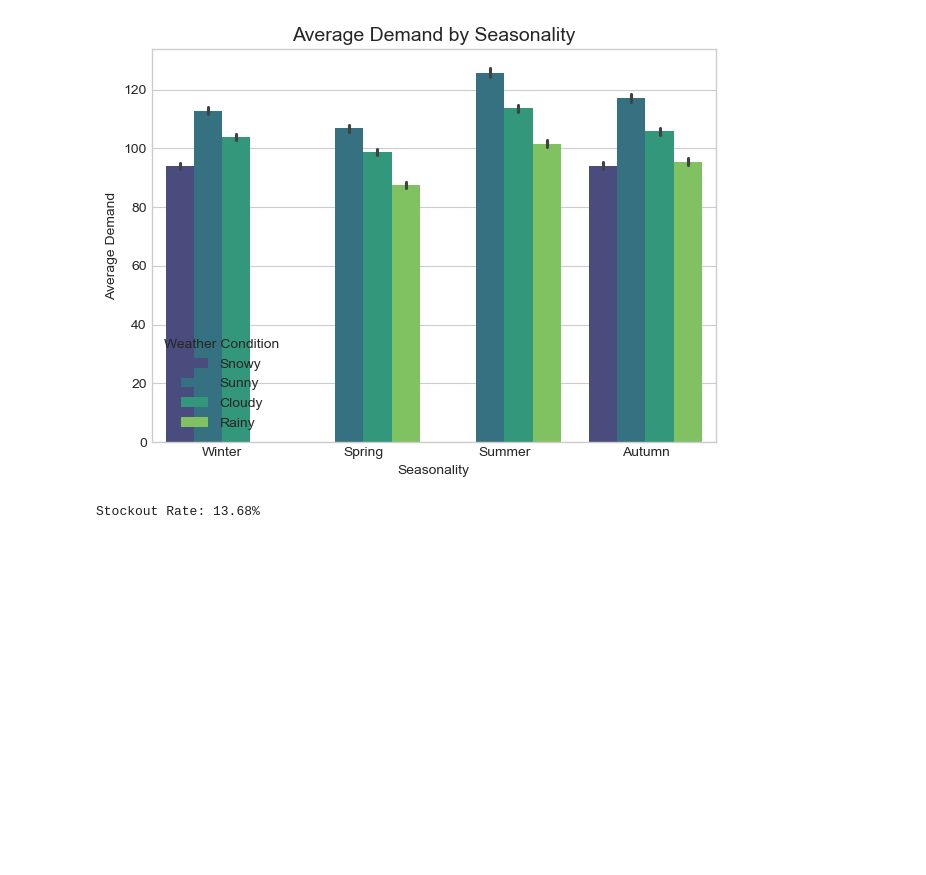
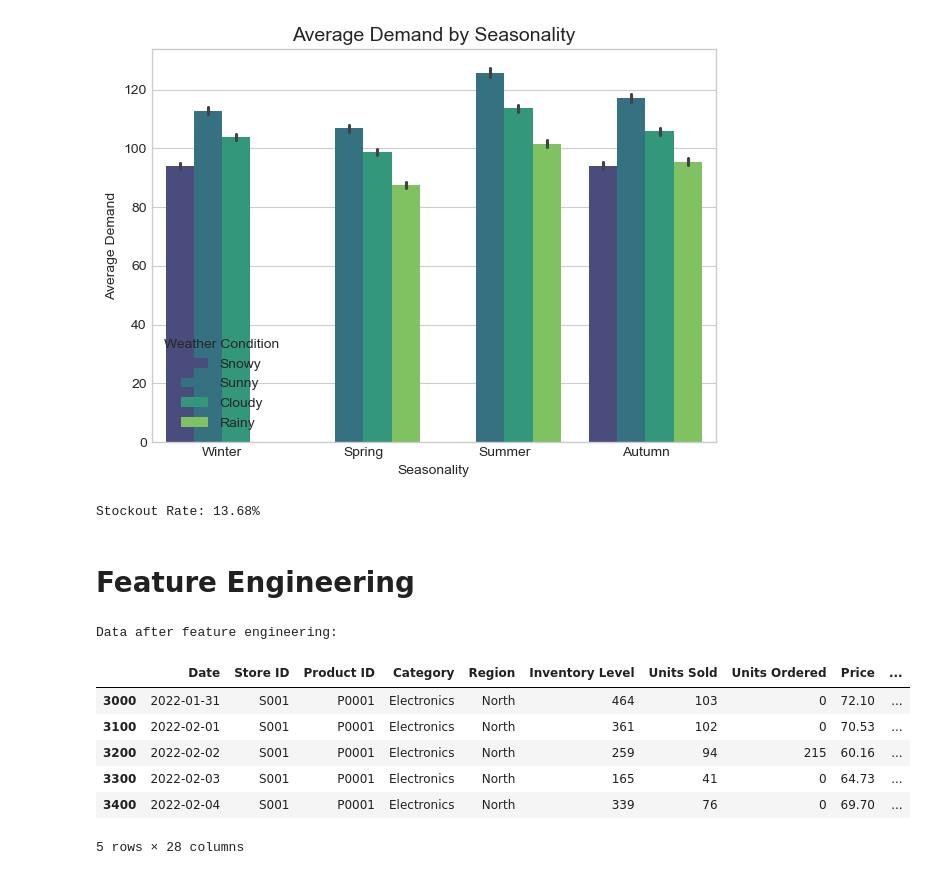
Before and after one commit to 192cm/Retail-Store-Inventory-and-Demand-Forecasting, a Jupyter notebook: retail-store-inventoty-and-demand-forecasting.ipynb, the cells around one changed output. Saved outputs shown, nothing was run; the diff lists cells and outputs as text; code cells hidden in the pictures; blank space fills up the shorter version.

Commit message:
Feature Engineering

```diff
--- a/retail-store-inventoty-and-demand-forecasting.ipynb
+++ b/retail-store-inventoty-and-demand-forecasting.ipynb
@@ -162,3 +164,44 @@ stockout_rate = len(stockouts) / len(data) * 100
 print(f'Stockout Rate: {stockout_rate:.2f}%')
 # %% [output]
 Stockout Rate: 13.68%
+# %% [markdown]
+# Feature Engineering
+# %%
+def feature_engineering(df):
+    data_copy = df.copy()
+
+    # Create date-related features
+    data_copy['Year'] = data_copy['Date'].dt.year
+    data_copy['Month'] = data_copy['Date'].dt.month
+    data_copy['Day'] = data_copy['Date'].dt.day
+    data_copy['DayOfWeek'] = data_copy['Date'].dt.dayofweek
+    data_copy['IsWeekend'] = data_copy['DayOfWeek'].apply(lambda x: 1 if x >= 5 else 0)
+
+    # Lag features for Demand
+    group_cols = ['Store ID', 'Product ID']
+    for lag in [1, 7, 30]:
+        data_copy[f'Demand_Lag_{lag}'] = data_copy.groupby(group_cols)['Demand'].shift(lag)
+
+    # Rolling statistics for Demand
+    for window in [7, 30]:
+        data_copy[f'RollingMean_Demand_{window}'] = data_copy.groupby(group_cols)['Demand'].rolling(window=window, min_periods=1).mean().reset_index(0, drop=True).reset_index(0, drop=True)
+        data_copy[f'RollingStd_Demand_{window}'] = data_copy.groupby(group_cols)['Demand'].rolling(window=window, min_periods=1).std().reset_index(0, drop=True).reset_index(0, drop=True)
+
+    # Drop rows with NaN values created by lag features
+    data_copy = data_copy.dropna()
+
+    return data_copy
+# %%
+data_prepared = feature_engineering(data)
+
+print("Data after feature engineering:")
+data_prepared.head()
+# %% [output]
+Data after feature engineering:
+|  | Date | Store ID | Product ID | Category | Region | Inventory Level | Units Sold | Units Ordered | Price | ... |
+| 3000 | 2022-01-31 | S001 | P0001 | Electronics | North | 464 | 103 | 0 | 72.10 | ... |
+| 3100 | 2022-02-01 | S001 | P0001 | Electronics | North | 361 | 102 | 0 | 70.53 | ... |
+| 3200 | 2022-02-02 | S001 | P0001 | Electronics | North | 259 | 94 | 215 | 60.16 | ... |
+| 3300 | 2022-02-03 | S001 | P0001 | Electronics | North | 165 | 41 | 0 | 64.73 | ... |
+| 3400 | 2022-02-04 | S001 | P0001 | Electronics | North | 339 | 76 | 0 | 69.70 | ... |
+5 rows × 28 columns
```
Also changed, not shown: parts of 1 cell of this notebook.
